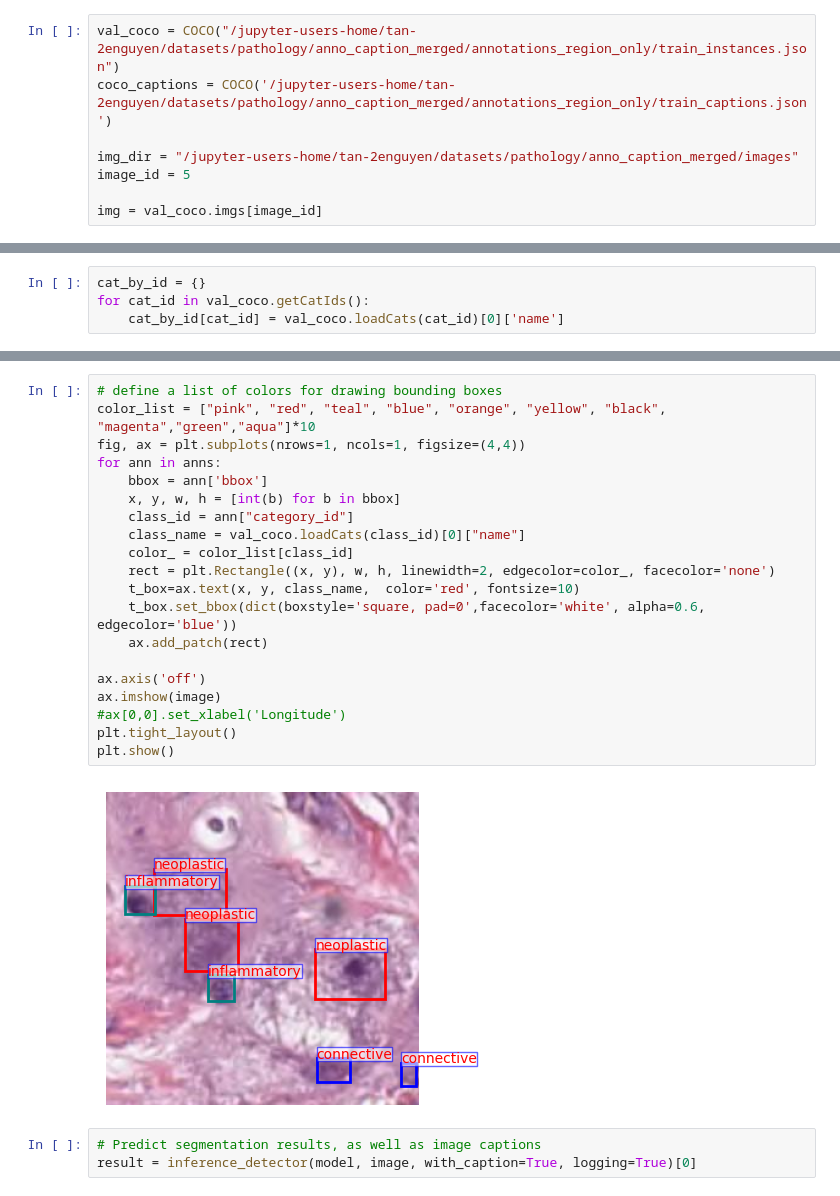
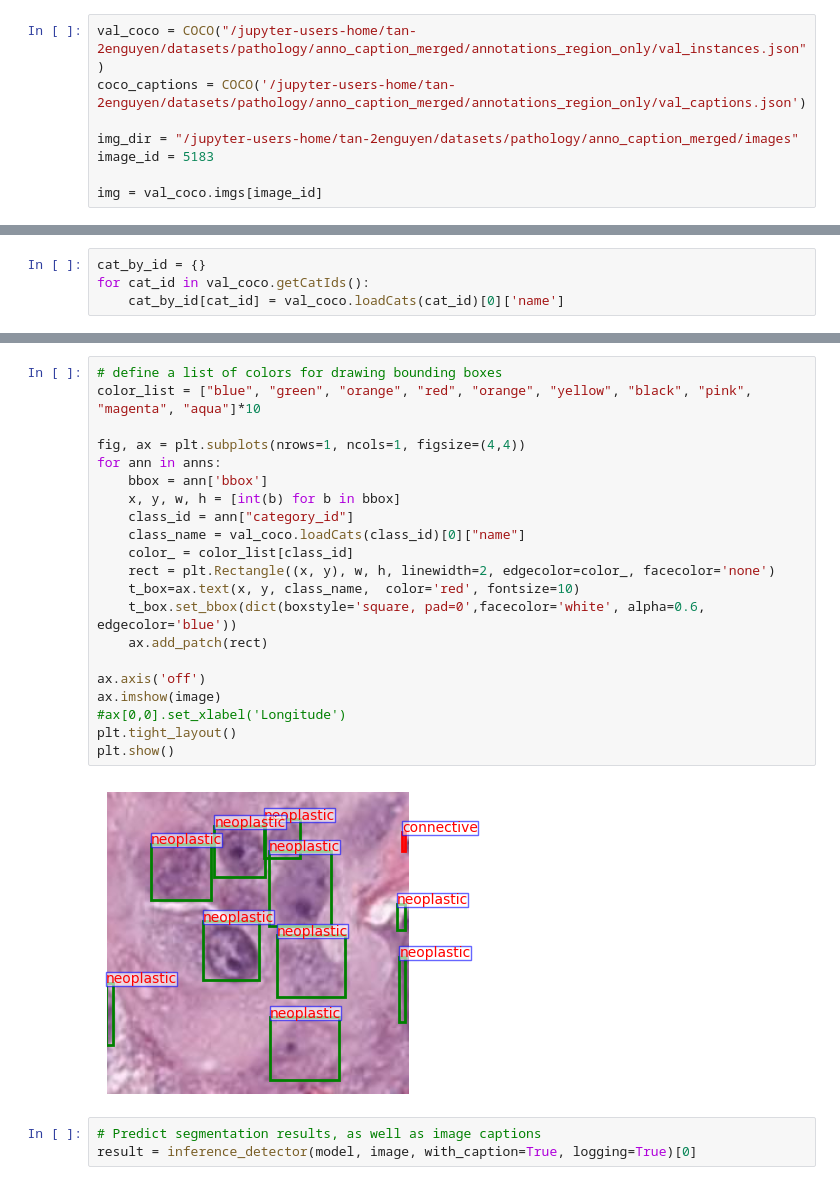
Before and after one commit to thnguyn2/betrayed-by-captions, a Jupyter notebook: notebooks/inference_panuke.ipynb, the cells around one changed output, grey strips where cells are left out. Drawn from its saved outputs; the diff is of its cells as text.

```diff
--- a/notebooks/inference_panuke.ipynb
+++ b/notebooks/inference_panuke.ipynb
@@ -49,9 +34,9 @@ model.CLASSES = CLASSES
 # %%
-val_coco = COCO("/jupyter-users-home/tan-2enguyen/datasets/pathology/anno_caption_merged/annotations_region_only/train_instances.json")
-coco_captions = COCO('/jupyter-users-home/tan-2enguyen/datasets/pathology/anno_caption_merged/annotations_region_only/train_captions.json')
+val_coco = COCO("/jupyter-users-home/tan-2enguyen/datasets/pathology/anno_caption_merged/annotations_region_only/val_instances.json")
+coco_captions = COCO('/jupyter-users-home/tan-2enguyen/datasets/pathology/anno_caption_merged/annotations_region_only/val_captions.json')
 
 img_dir = "/jupyter-users-home/tan-2enguyen/datasets/pathology/anno_caption_merged/images"
-image_id = 5
+image_id = 5183
 
 img = val_coco.imgs[image_id]
 # %% [output]
@@ -91,25 +76,26 @@ anno category ids = [1, 1, 1, 2, 2, 3, 3]
 # %%
 # define a list of colors for drawing bounding boxes
-color_list = ["pink", "red", "teal", "blue", "orange", "yellow", "black", "magenta","green","aqua"]*10
+color_list = ["blue", "green", "orange", "red", "orange", "yellow", "black", "pink", "magenta", "aqua"]*10
+
 fig, ax = plt.subplots(nrows=1, ncols=1, figsize=(4,4))
 for ann in anns:
     bbox = ann['bbox']
     x, y, w, h = [int(b) for b in bbox]
     class_id = ann["category_id"]
     class_name = val_coco.loadCats(class_id)[0]["name"]
     color_ = color_list[class_id]
     rect = plt.Rectangle((x, y), w, h, linewidth=2, edgecolor=color_, facecolor='none')
     t_box=ax.text(x, y, class_name,  color='red', fontsize=10)
     t_box.set_bbox(dict(boxstyle='square, pad=0',facecolor='white', alpha=0.6, edgecolor='blue'))
     ax.add_patch(rect)
 
 ax.axis('off')
 ax.imshow(image)
 #ax[0,0].set_xlabel('Longitude')
 plt.tight_layout()
 plt.show()
 # %% [output]
-[figure, old version]
+[figure, new version]
 # %%
 # Predict segmentation results, as well as image captions
 result = inference_detector(model, image, with_caption=True, logging=True)[0]
```
Also changed, not shown: parts of 12 cells of this notebook, 23 other files.
